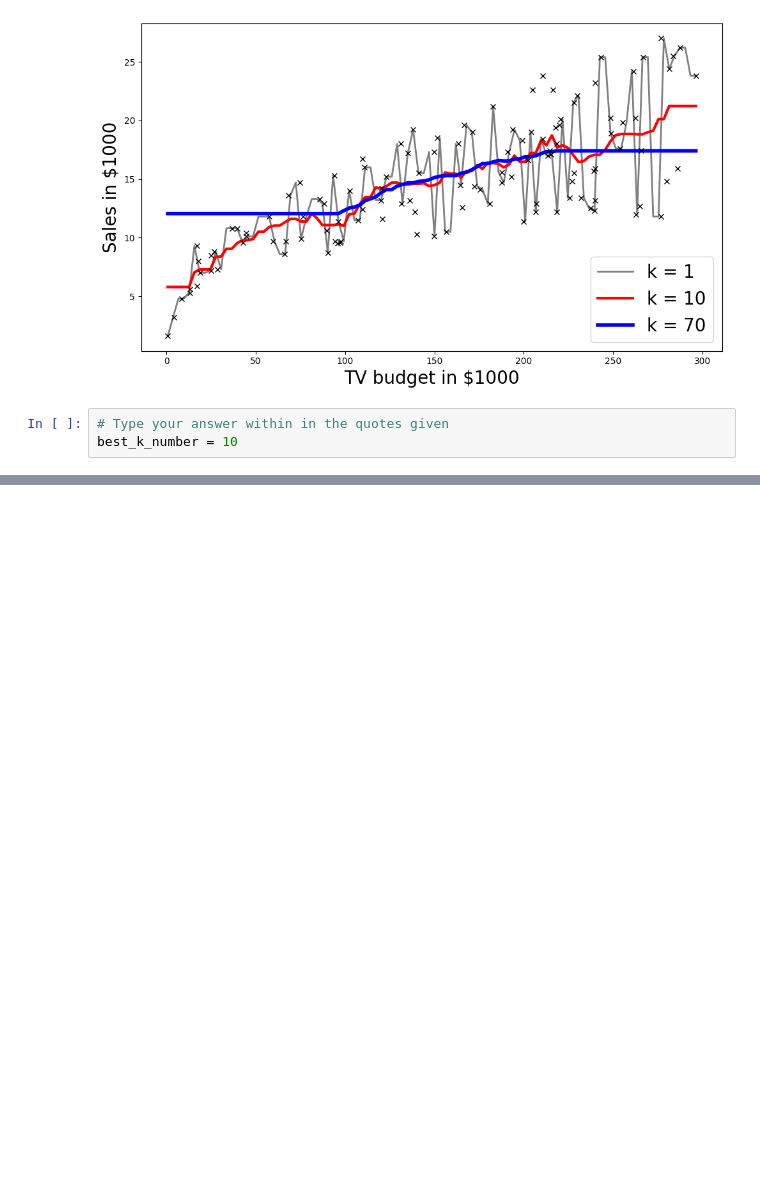
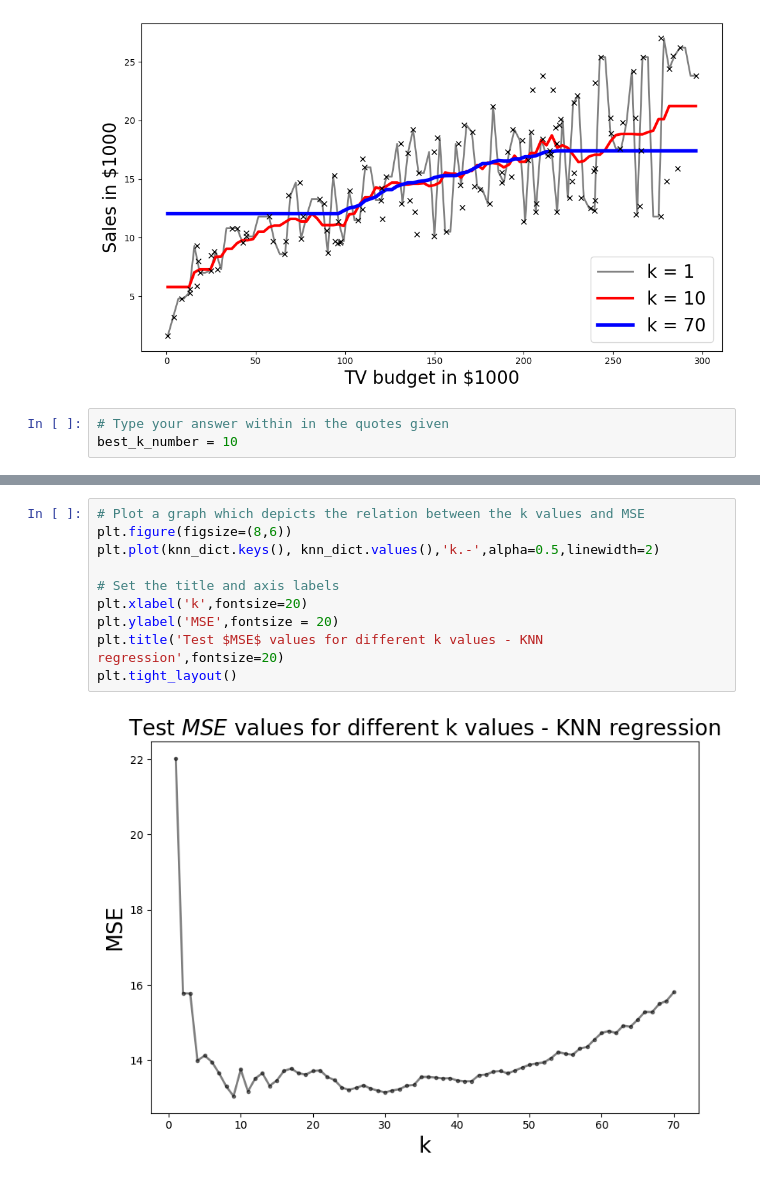
Before and after one commit to Anya9889/knn, a Jupyter notebook: advertising_challenge.ipynb, the cells around one changed output, grey strips where cells are left out. Saved outputs shown, nothing was run; the diff lists cells and outputs as text; blank space fills up the shorter version.

```diff
--- a/advertising_challenge.ipynb
+++ b/advertising_challenge.ipynb
@@ -147,0 +206,12 @@ best_k_number = 10
+# %%
+# Plot a graph which depicts the relation between the k values and MSE
+plt.figure(figsize=(8,6))
+plt.plot(knn_dict.keys(), knn_dict.values(),'k.-',alpha=0.5,linewidth=2)
+
+# Set the title and axis labels
+plt.xlabel('k',fontsize=20)
+plt.ylabel('MSE',fontsize = 20)
+plt.title('Test $MSE$ values for different k values - KNN regression',fontsize=20)
+plt.tight_layout()
+# %% [output]
+[figure, added]
```
Also changed, not shown: parts of 7 cells of this notebook.
